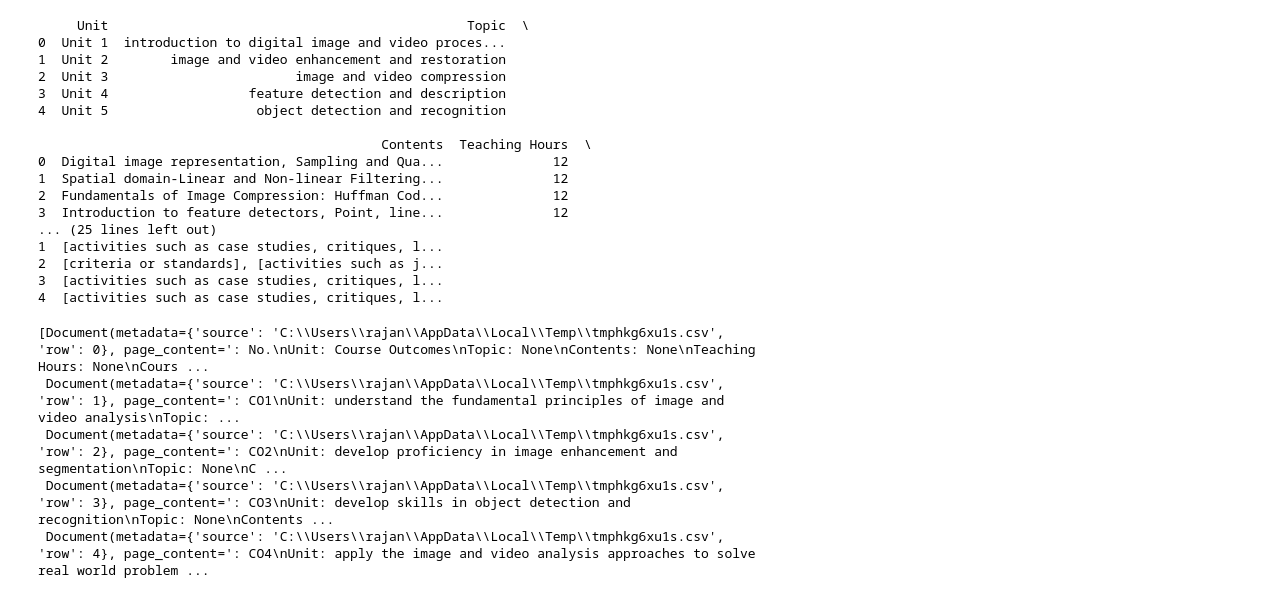
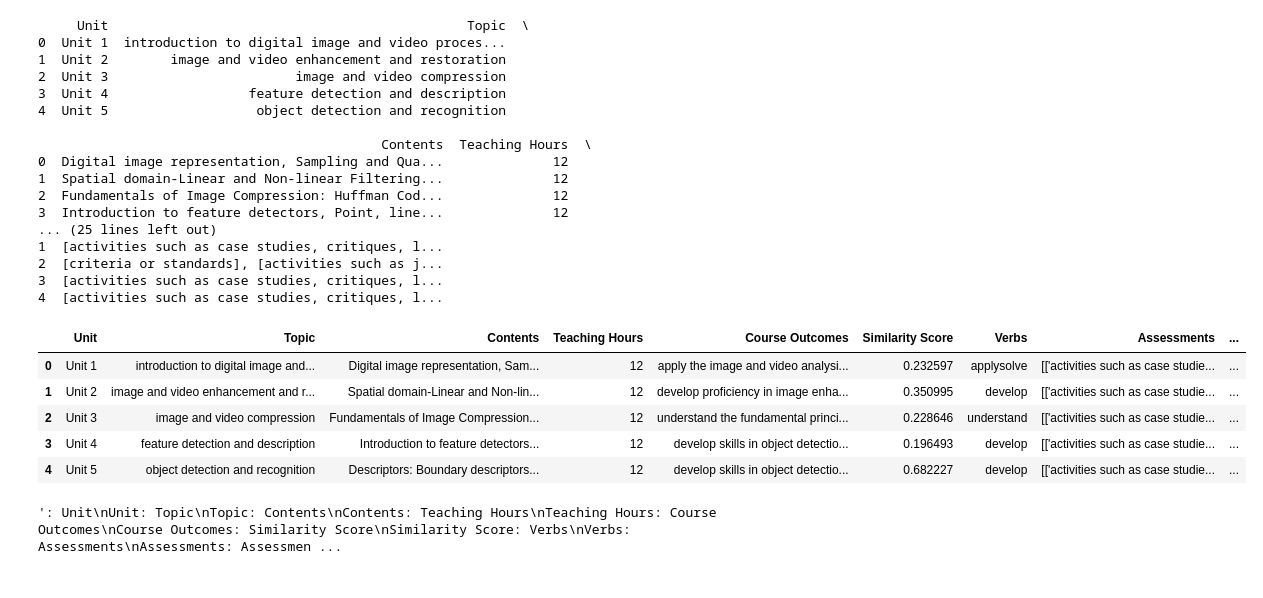
Before and after one commit to rajan-fredrick-04/Research_Project, a Jupyter notebook: Pre Research Works/verbs-assessments.ipynb, the cells around one changed output. Cells and saved outputs as stored; diff of their text form; code cells hidden in the pictures.

```diff
--- a/Pre Research Works/verbs-assessments.ipynb
+++ b/Pre Research Works/verbs-assessments.ipynb
@@ -612,6 +612,15 @@ print(df_units)
 4  [activities such as case studies, critiques, l...
 # %%
 df_units.to_excel("unique_assessments1.xlsx")
+# %%
+df_units
+# %% [output]
+|  | Unit | Topic | Contents | Teaching Hours | Course Outcomes | Similarity Score | Verbs | Assessments | ... |
+| 0 | Unit 1 | introduction to digital image and... | Digital image representation, Sam... | 12 | apply the image and video analysi... | 0.232597 | applysolve | [['activities such as case studie... | ... |
+| 1 | Unit 2 | image and video enhancement and r... | Spatial domain-Linear and Non-lin... | 12 | develop proficiency in image enha... | 0.350995 | develop | [['activities such as case studie... | ... |
+| 2 | Unit 3 | image and video compression | Fundamentals of Image Compression... | 12 | understand the fundamental princi... | 0.228646 | understand | [['activities such as case studie... | ... |
+| 3 | Unit 4 | feature detection and description | Introduction to feature detectors... | 12 | develop skills in object detectio... | 0.196493 | develop | [['activities such as case studie... | ... |
+| 4 | Unit 5 | object detection and recognition | Descriptors: Boundary descriptors... | 12 | develop skills in object detectio... | 0.682227 | develop | [['activities such as case studie... | ... |
 # %%
 import pandas as pd
 from io import StringIO
@@ -647,10 +656,6 @@ loader = CSVLoader(file_path=temp_csv_path, csv_args={
 
 documents = loader.load()
 # %%
-documents
+documents[0].page_content
 # %% [output]
-[Document(metadata={'source': 'C:\\Users\\rajan\\AppData\\Local\\Temp\\tmphkg6xu1s.csv', 'row': 0}, page_content=': No.\nUnit: Course Outcomes\nTopic: None\nContents: None\nTeaching Hours: None\nCours ...
- Document(metadata={'source': 'C:\\Users\\rajan\\AppData\\Local\\Temp\\tmphkg6xu1s.csv', 'row': 1}, page_content=': CO1\nUnit: understand the fundamental principles of image and video analysis\nTopic: ...
- Document(metadata={'source': 'C:\\Users\\rajan\\AppData\\Local\\Temp\\tmphkg6xu1s.csv', 'row': 2}, page_content=': CO2\nUnit: develop proficiency in image enhancement and segmentation\nTopic: None\nC ...
- Document(metadata={'source': 'C:\\Users\\rajan\\AppData\\Local\\Temp\\tmphkg6xu1s.csv', 'row': 3}, page_content=': CO3\nUnit: develop skills in object detection and recognition\nTopic: None\nContents ...
- Document(metadata={'source': 'C:\\Users\\rajan\\AppData\\Local\\Temp\\tmphkg6xu1s.csv', 'row': 4}, page_content=': CO4\nUnit: apply the image and video analysis approaches to solve real world problem ...
+': Unit\nUnit: Topic\nTopic: Contents\nContents: Teaching Hours\nTeaching Hours: Course Outcomes\nCourse Outcomes: Similarity Score\nSimilarity Score: Verbs\nVerbs: Assessments\nAssessments: Assessmen ...
```
Also changed, not shown: parts of 3 cells of this notebook, 7 other files.
